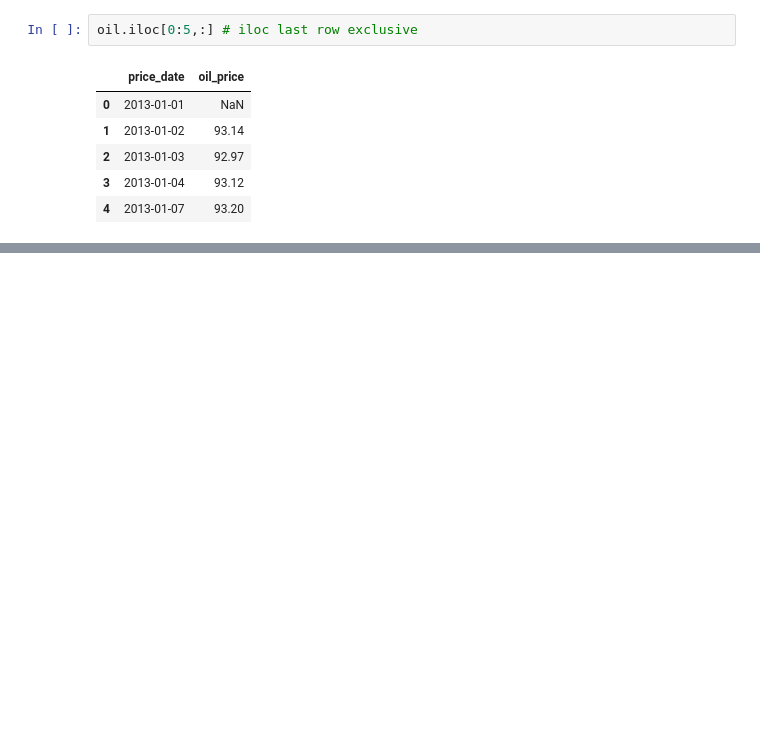
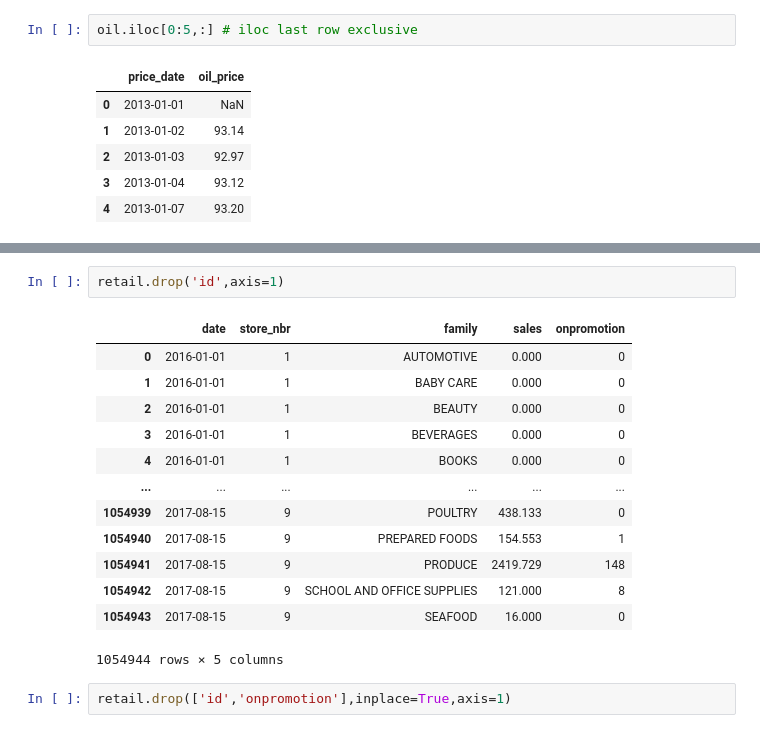
Before and after one commit to maciejsss/data-analysis-pandas, a Jupyter notebook: dataframes.ipynb, the cells around one changed output, grey strips where cells are left out. Drawn from its saved outputs; the diff is of its cells as text; blank space fills up the shorter version.

```diff
--- a/dataframes.ipynb
+++ b/dataframes.ipynb
@@ -400,0 +417,18 @@ oil.iloc[0:5,:] # iloc last row exclusive
+# %%
+retail.drop('id',axis=1)
+# %% [output]
+|  | date | store_nbr | family | sales | onpromotion |
+| 0 | 2016-01-01 | 1 | AUTOMOTIVE | 0.000 | 0 |
+| 1 | 2016-01-01 | 1 | BABY CARE | 0.000 | 0 |
+| 2 | 2016-01-01 | 1 | BEAUTY | 0.000 | 0 |
+| 3 | 2016-01-01 | 1 | BEVERAGES | 0.000 | 0 |
+| 4 | 2016-01-01 | 1 | BOOKS | 0.000 | 0 |
+| ... | ... | ... | ... | ... | ... |
+| 1054939 | 2017-08-15 | 9 | POULTRY | 438.133 | 0 |
+| 1054940 | 2017-08-15 | 9 | PREPARED FOODS | 154.553 | 1 |
+| 1054941 | 2017-08-15 | 9 | PRODUCE | 2419.729 | 148 |
+| 1054942 | 2017-08-15 | 9 | SCHOOL AND OFFICE SUPPLIES | 121.000 | 8 |
+| 1054943 | 2017-08-15 | 9 | SEAFOOD | 16.000 | 0 |
+1054944 rows × 5 columns
+# %%
+retail.drop(['id','onpromotion'],inplace=True,axis=1)
```
Also changed, not shown: parts of 25 cells of this notebook, 1 other file.
